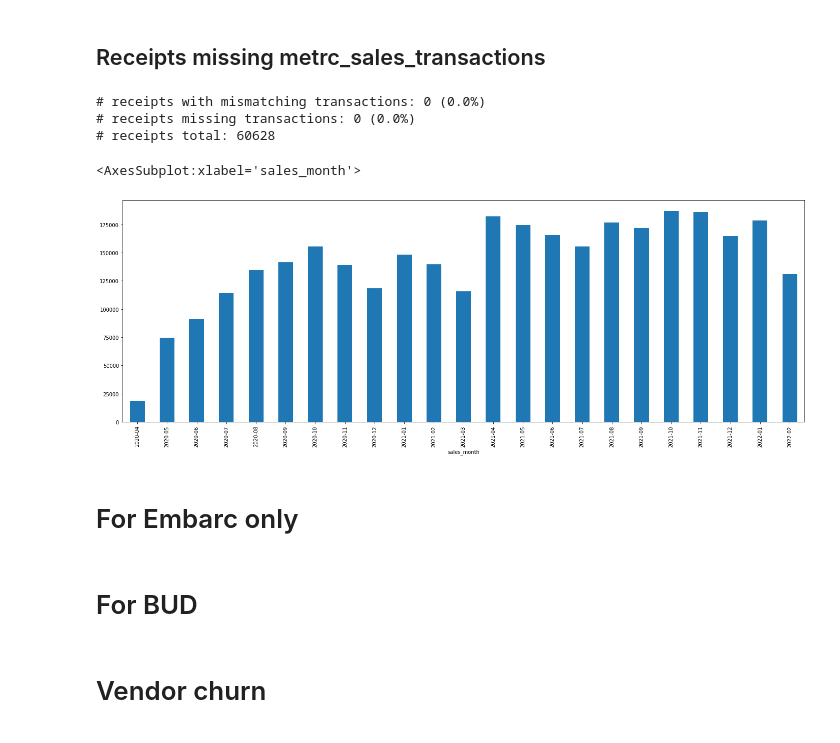
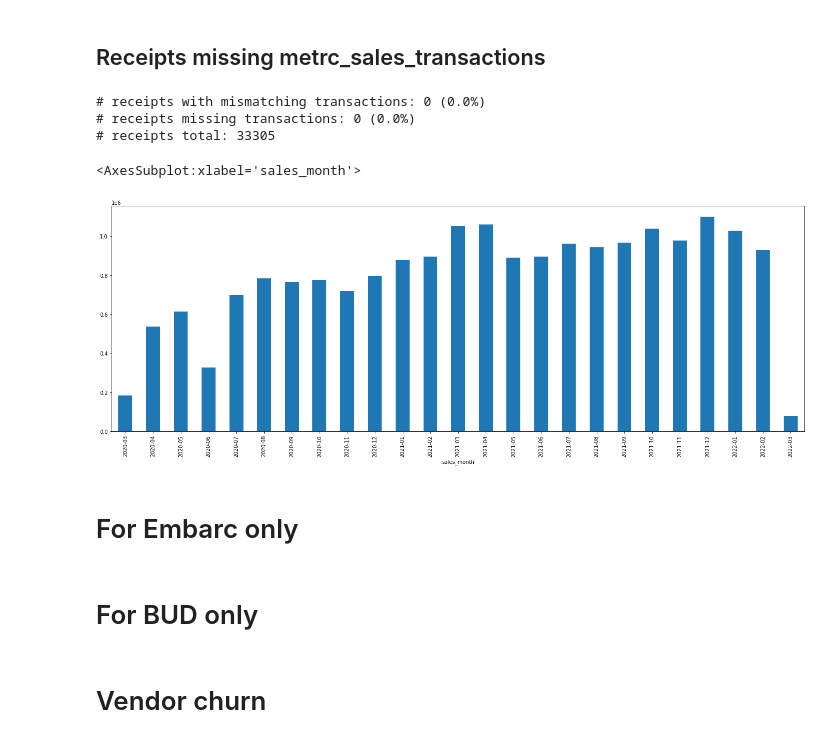
Before and after one commit to warrenshen/platform, a Jupyter notebook: services/api-server/notebooks/analysis/Monthly_Client_Surveillance.ipynb, the cells around one changed output. Saved outputs shown, nothing was run; the diff lists cells and outputs as text; code cells hidden in the pictures.

```diff
--- a/services/api-server/notebooks/analysis/Monthly_Client_Surveillance.ipynb
+++ b/services/api-server/notebooks/analysis/Monthly_Client_Surveillance.ipynb
@@ -38,7 +38,7 @@ from bespoke.inventory.analysis import inventory_valuations_util as valuations_u
 # %%
 # Define company name and date ranges
 # %%
-COMPANY_IDENTIFIER = ['IDC']
+COMPANY_IDENTIFIER = ['TJR']
 TRANSFER_PACKAGES_START_DATE = '2020-01-01'
 SALES_TRANSACTIONS_START_DATE = '2020-01-01'
 # %%
@@ -285,7 +284,7 @@ import math
 
 def float_eq(receipt_total_price: float, transactions_total_price: float, num_transactions: int) -> bool:
     # For every additional transaction, increase threshold by 0.01 (a penny).
-    threshold = num_transactions * 0.1
+    threshold = num_transactions * 0.01
     return math.isclose(receipt_total_price, transactions_total_price, abs_tol=threshold)
 
 mismatch_count = 0 # Count of receipts where receipt total price does not match transactions total price.
@@ -351,14 +350,14 @@ if mismatch_count:
 # %% [output]
 # receipts with mismatching transactions: 0 (0.0%)
 # receipts missing transactions: 0 (0.0%)
-# receipts total: 60628
+# receipts total: 33305
 # %%
 company_sales_receipts_dataframe['sales_month'] = company_sales_receipts_dataframe['sales_datetime'].dt.strftime('%Y-%m')
 # %%
-company_sales_receipts_dataframe.groupby(['sales_month'])['total_price'].sum().plot.bar(figsize=(24, 8), stacked=True)
+deduped_sales_receipts_with_transactions_dataframe.groupby(['sales_month'])['tx_total_price'].sum().plot.bar(figsize=(24, 8), stacked=True)
 # %% [output]
 <AxesSubplot:xlabel='sales_month'>
-[figure, old version]
+[figure, new version]
 # %% [markdown]
 # For Embarc only
 # %%
@@ -376,7 +375,7 @@ if COMPANY_IDENTIFIER == ['EMA','EMM','EMT']:
     company_inventory_packages_dataframe_emm = company_inventory_packages_dataframe[company_inventory_packages_dataframe['license_number'] == 'C10-0000786-LIC']
     company_inventory_packages_dataframe_emt = company_inventory_packages_dataframe[company_inventory_packages_dataframe['license_number'] == 'C10-0000695-LIC']
 # %% [markdown]
-# For BUD
+# For BUD only
 # %%
 if COMPANY_IDENTIFIER == ['BUD']:
     #incoming transfer
```
Also changed, not shown: parts of 70 cells of this notebook, 1 other file.
